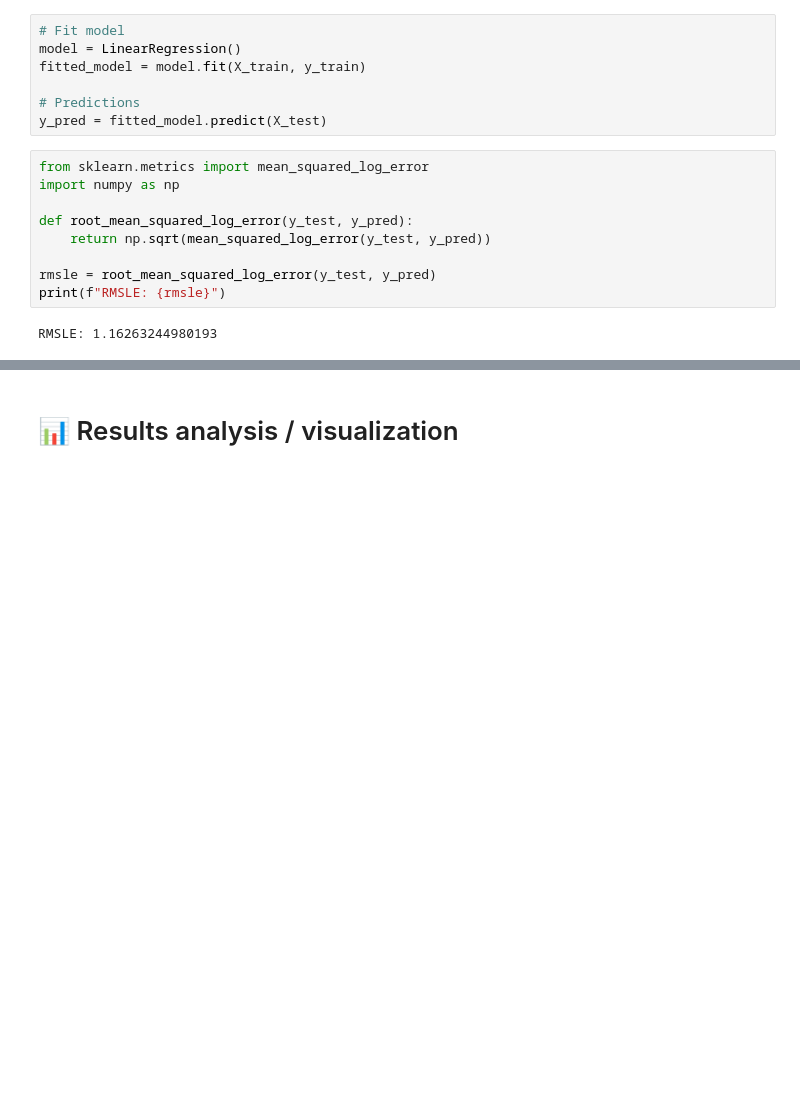
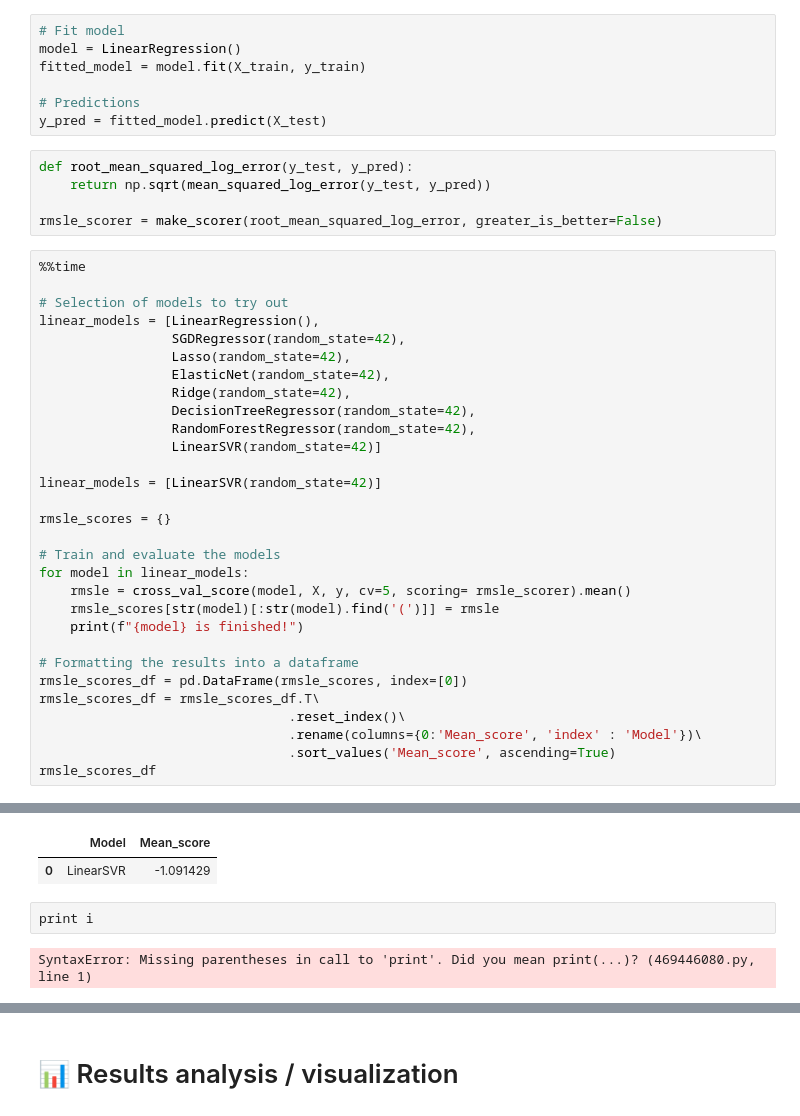
Before and after one commit to thcarole1/Regression_with_an_Insurance_Dataset, a Jupyter notebook: notebooks/00_Insurance Premium Prediction.ipynb, the cells around one changed output, grey strips where cells are left out. Cells and saved outputs as stored; diff of their text form; blank space fills up the shorter version.

```diff
--- a/notebooks/00_Insurance Premium Prediction.ipynb
+++ b/notebooks/00_Insurance Premium Prediction.ipynb
@@ -721,13 +727,38 @@ fitted_model = model.fit(X_train, y_train)
 # Predictions
 y_pred = fitted_model.predict(X_test)
 # %%
-from sklearn.metrics import mean_squared_log_error
-import numpy as np
-
 def root_mean_squared_log_error(y_test, y_pred):
     return np.sqrt(mean_squared_log_error(y_test, y_pred))
 
-rmsle = root_mean_squared_log_error(y_test, y_pred)
-print(f"RMSLE: {rmsle}")
+rmsle_scorer = make_scorer(root_mean_squared_log_error, greater_is_better=False)
-# %% [output]
-RMSLE: 1.16263244980193
+# %%
+%%time
+
+# Selection of models to try out
+linear_models = [LinearRegression(),
+                 SGDRegressor(random_state=42),
+                 Lasso(random_state=42),
+                 ElasticNet(random_state=42),
+                 Ridge(random_state=42),
+                 DecisionTreeRegressor(random_state=42),
+                 RandomForestRegressor(random_state=42),
+                 LinearSVR(random_state=42)]
+
+linear_models = [LinearSVR(random_state=42)]
+
+rmsle_scores = {}
+
+# Train and evaluate the models
+for model in linear_models:
+    rmsle = cross_val_score(model, X, y, cv=5, scoring= rmsle_scorer).mean()
+    rmsle_scores[str(model)[:str(model).find('(')]] = rmsle
+    print(f"{model} is finished!")
+
+# Formatting the results into a dataframe
+rmsle_scores_df = pd.DataFrame(rmsle_scores, index=[0])
+rmsle_scores_df = rmsle_scores_df.T\
+                                .reset_index()\
+                                .rename(columns={0:'Mean_score', 'index' : 'Model'})\
+                                .sort_values('Mean_score', ascending=True)
+rmsle_scores_df
+# %% [output]
@@ -734,3 +768,9 @@ RMSLE: 1.16263244980193
+|  | Model | Mean_score |
+| 0 | LinearSVR | -1.091429 |
+# %%
+print i
+# %% [output]
+SyntaxError: Missing parentheses in call to 'print'. Did you mean print(...)? (469446080.py, line 1)
 # %%
 %%time
 
```
Also changed, not shown: parts of 5 cells of this notebook.
